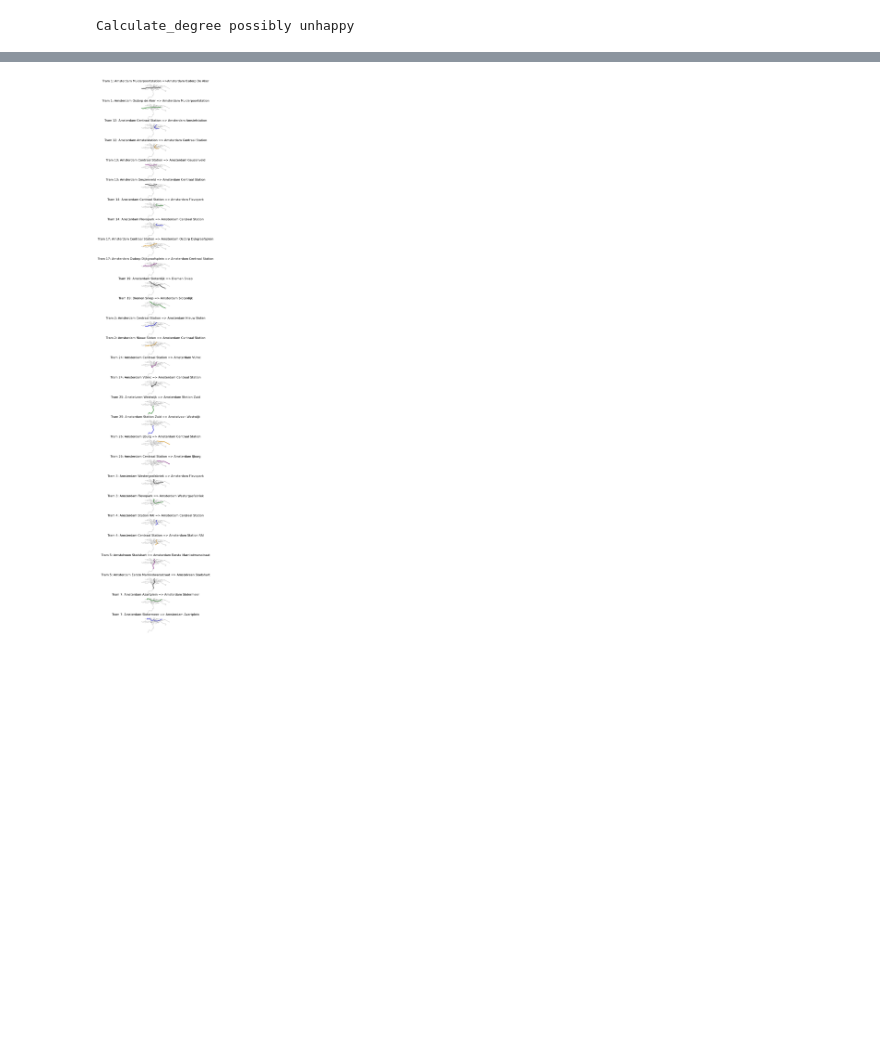
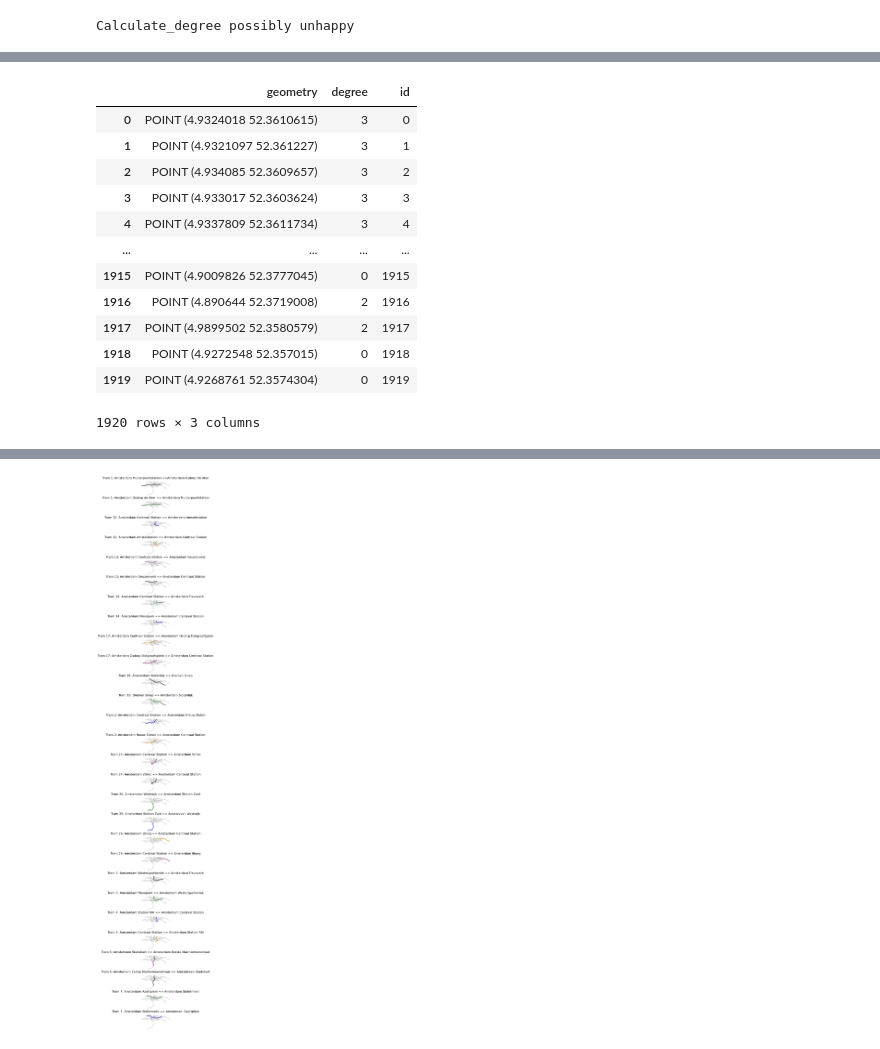
Before and after one commit to SYuGao/uvmt, a Jupyter notebook: notebooks/transfer1_tram_amsterdam.ipynb, the cells around one changed output, grey strips where cells are left out. Cells and saved outputs as stored; diff of their text form; code cells hidden in the pictures; blank space fills up the shorter version.

```diff
--- a/notebooks/transfer1_tram_amsterdam.ipynb
+++ b/notebooks/transfer1_tram_amsterdam.ipynb
@@ -21,3 +37,19 @@ Calculate_degree possibly unhappy
+# %%
+nodes
+# %% [output]
+|  | geometry | degree | id |
+| 0 | POINT (4.9324018 52.3610615) | 3 | 0 |
+| 1 | POINT (4.9321097 52.361227) | 3 | 1 |
+| 2 | POINT (4.934085 52.3609657) | 3 | 2 |
+| 3 | POINT (4.933017 52.3603624) | 3 | 3 |
+| 4 | POINT (4.9337809 52.3611734) | 3 | 4 |
+| ... | ... | ... | ... |
+| 1915 | POINT (4.9009826 52.3777045) | 0 | 1915 |
+| 1916 | POINT (4.890644 52.3719008) | 2 | 1916 |
+| 1917 | POINT (4.9899502 52.3580579) | 2 | 1917 |
+| 1918 | POINT (4.9272548 52.357015) | 0 | 1918 |
+| 1919 | POINT (4.9268761 52.3574304) | 0 | 1919 |
+1920 rows × 3 columns
 # %%
 city_tram_routes
 # %% [output]
```
Also changed, not shown: parts of 2 cells of this notebook, 7 other files.
